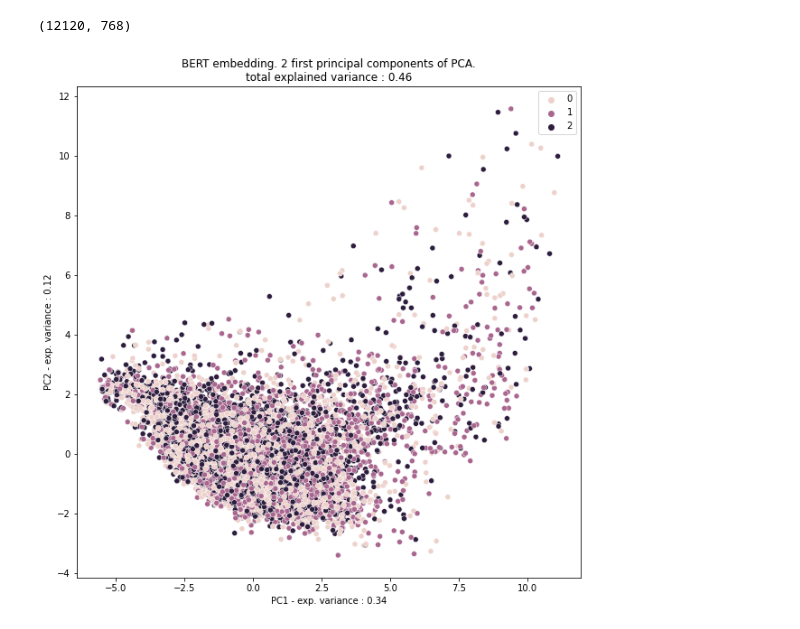
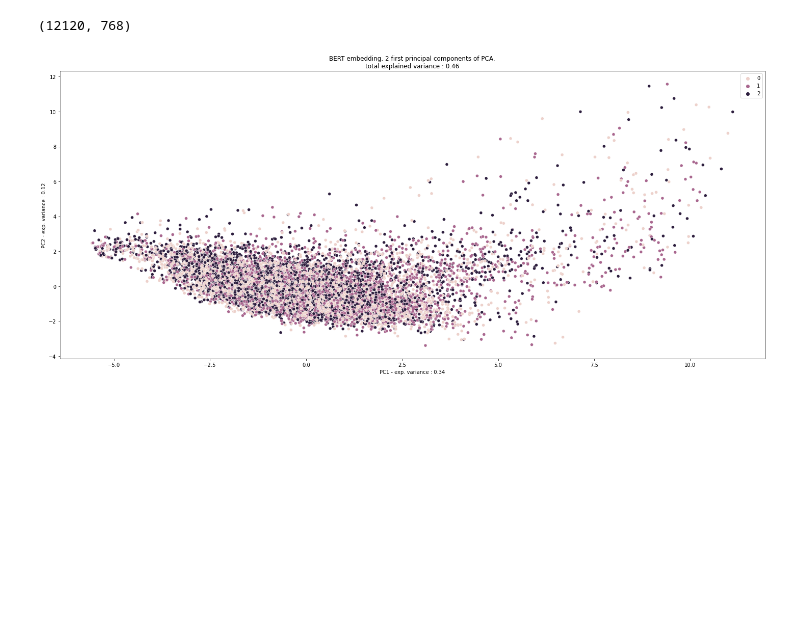
Before and after one commit to Morpheee/NLI_contradiction_deep_learning, a Jupyter notebook: pca.ipynb, the cells around one changed output. Drawn from its saved outputs; the diff is of its cells as text; code cells hidden in the pictures; blank space fills up the shorter version.

```diff
--- a/pca.ipynb
+++ b/pca.ipynb
@@ -24,13 +24,14 @@ pc = pca.fit_transform(X)
 df["PC1"] = pc[:,0]
 df["PC2"] = pc[:,1]
 # %%
-plt.figure(figsize=(10,10))
+plt.figure(figsize=(20,9))
 sns.scatterplot(data=df, x="PC1", y="PC2", hue="label")
 plt.title("BERT embedding. 2 first principal components of PCA.\ntotal explained variance : {}".format(np.round(pca.explained_variance_ratio_.sum(),2)))
 plt.xlabel("PC1 - exp. variance : {}".format(np.round(pca.explained_variance_ratio_[0],2)))
 plt.ylabel("PC2 - exp. variance : {}".format(np.round(pca.explained_variance_ratio_[1],2)))
 plt.legend()
+plt.tight_layout()
 plt.savefig("../data/PCA_BERT_embedding.jpg")
 plt.show()
 # %% [output]
-[figure, old version]
+[figure, new version]
```
Also changed, not shown: parts of 5 cells of this notebook, 7 other files.
